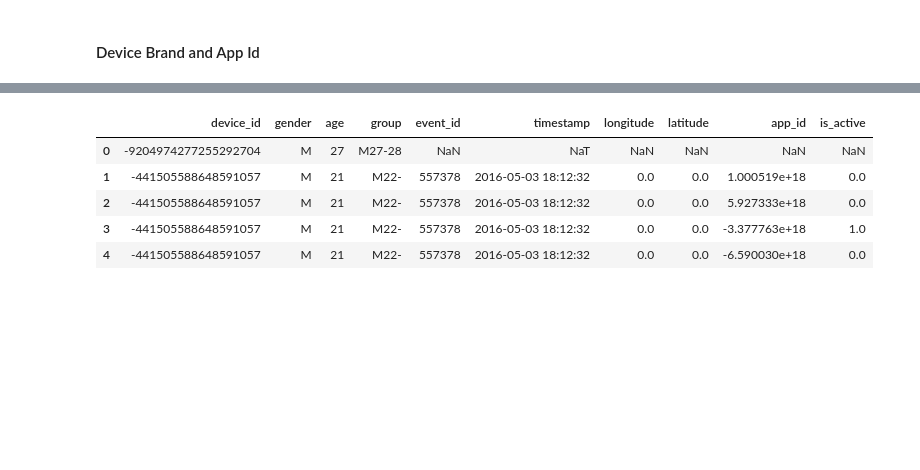
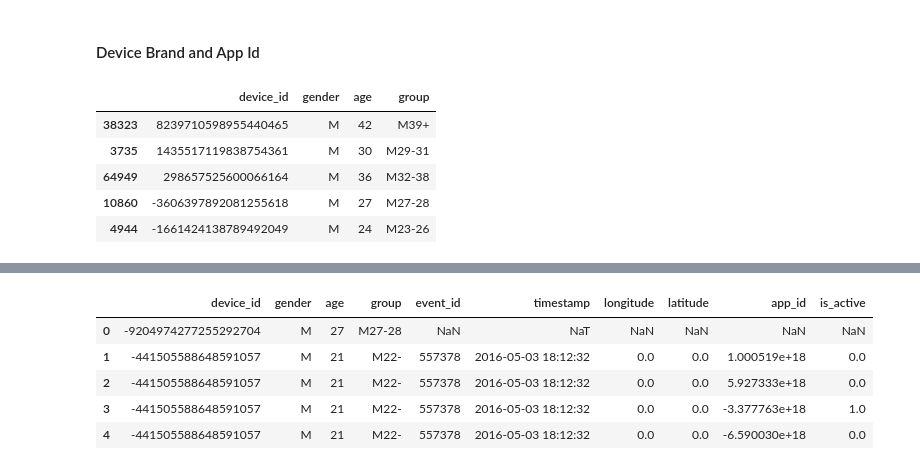
Before and after one commit to numb3r33/TalkingData, a Jupyter notebook: notebooks/UnderstandProblemStatement.ipynb, the cells around one changed output, grey strips where cells are left out. Drawn from its saved outputs; the diff is of its cells as text; code cells hidden in the pictures; blank space fills up the shorter version.

```diff
--- a/notebooks/UnderstandProblemStatement.ipynb
+++ b/notebooks/UnderstandProblemStatement.ipynb
@@ -632,3 +632,12 @@ bodao         0
 dtype: int64
 # %% [markdown]
 #### Device Brand and App Id
+# %%
+gender_age_train.sample(n=100).head(5)
+# %% [output]
+|  | device_id | gender | age | group |
+| 38323 | 8239710598955440465 | M | 42 | M39+ |
+| 3735 | 1435517119838754361 | M | 30 | M29-31 |
+| 64949 | 298657525600066164 | M | 36 | M32-38 |
+| 10860 | -3606397892081255618 | M | 27 | M27-28 |
+| 4944 | -1661424138789492049 | M | 24 | M23-26 |
```
Also changed, not shown: parts of 2 cells of this notebook, 1 other file.
